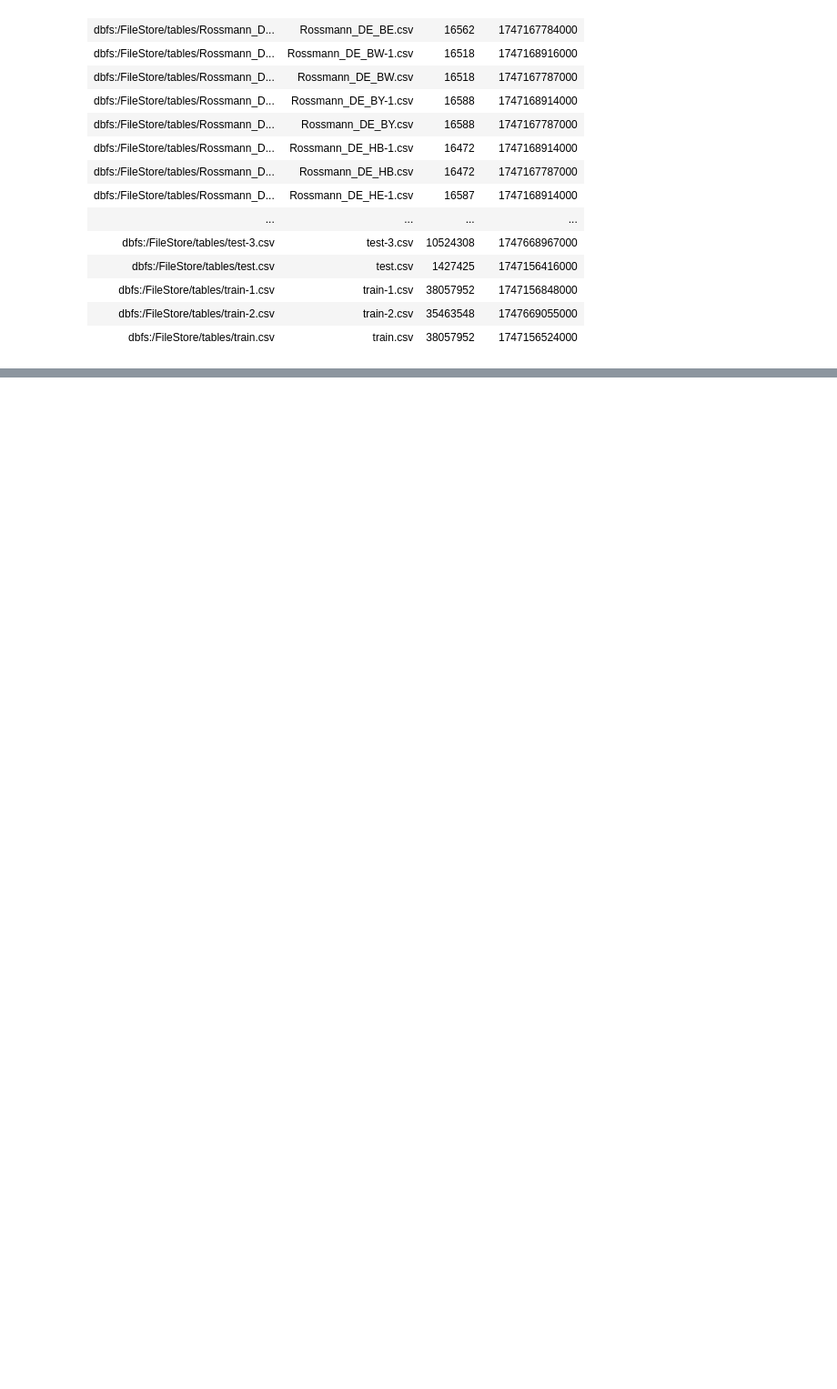
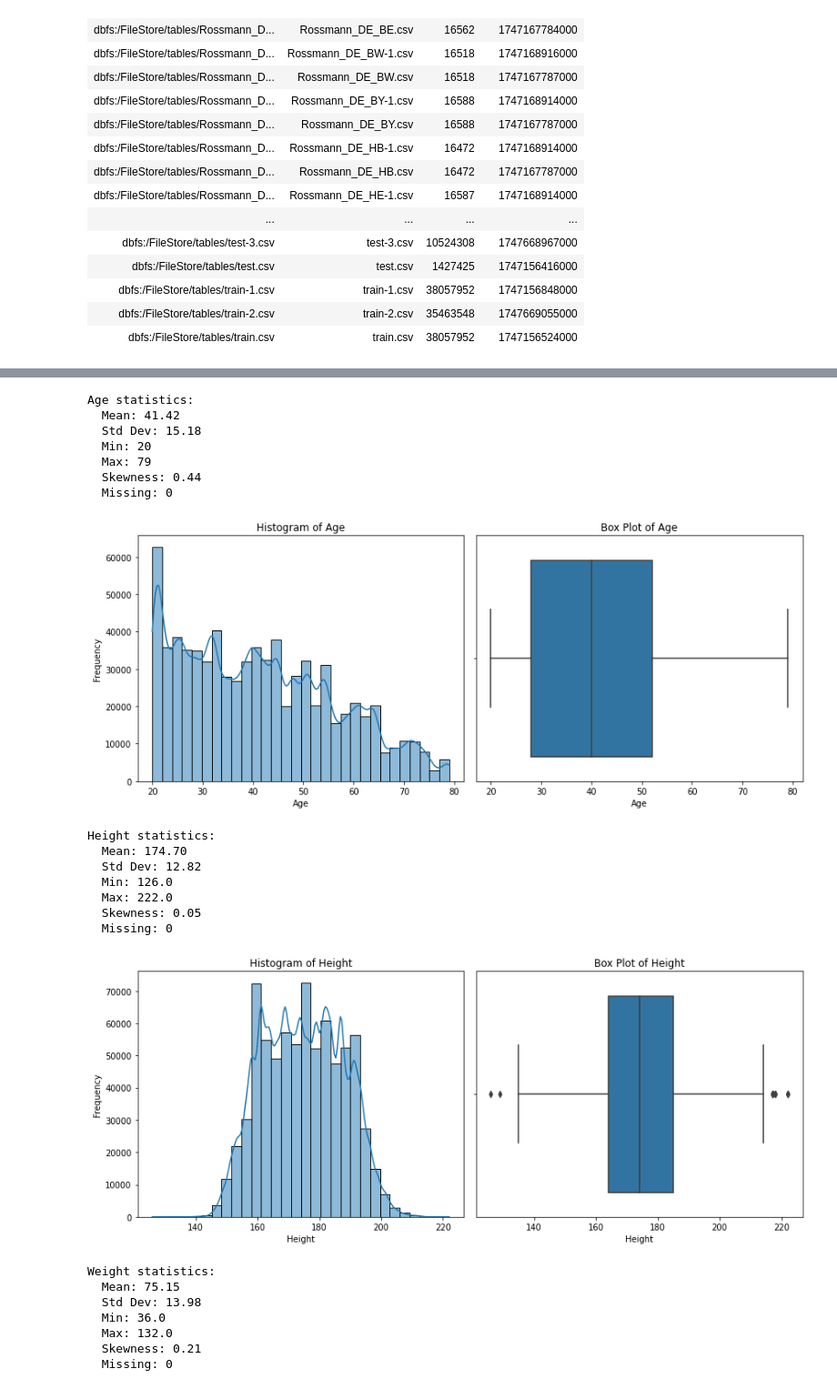
Before and after one commit to gj-goncalvescaldas/calories-prediction-ml-ongoing, a Jupyter notebook: EDA_Predict_Calorie_Expenditure_GustavoCaldas.ipynb, the cells around one changed output, grey strips where cells are left out. Shown at 91% size. Saved outputs shown, nothing was run; the diff lists cells and outputs as text; code cells hidden in the pictures; blank space fills up the shorter version.

```diff
--- a/EDA_Predict_Calorie_Expenditure_GustavoCaldas.ipynb
+++ b/EDA_Predict_Calorie_Expenditure_GustavoCaldas.ipynb
@@ -54,0 +79,63 @@ root
+# %%
+numerical_features = ["Age", "Height", "Weight", "Duration", "Heart_Rate", "Body_Temp", "Calories"]
+
+for feature in numerical_features:
+    # Estadísticas en PySpark
+    stats = train_df.select(
+        F.mean(feature).alias("mean"),
+        F.stddev(feature).alias("stddev"),
+        F.min(feature).alias("min"),
+        F.max(feature).alias("max"),
+        F.skewness(feature).alias("skew"),
+        F.count(F.when(F.col(feature).isNull() | F.isnan(feature), feature)).alias("missing")
+    ).collect()[0]
+
+    print(f"\n{feature} statistics:")
+    print(f"  Mean: {stats['mean']:.2f}")
+    print(f"  Std Dev: {stats['stddev']:.2f}")
+    print(f"  Min: {stats['min']}")
+    print(f"  Max: {stats['max']}")
+    print(f"  Skewness: {stats['skew']:.2f}")
+    print(f"  Missing: {stats['missing']}")
+
+    # Visualización: convertir a Pandas
+    pandas_df = train_df.select(feature).dropna().toPandas()
+
+    plt.figure(figsize=(12, 5))
+
+    plt.subplot(1, 2, 1)
+    sns.histplot(pandas_df[feature], kde=True, bins=30)
+    plt.title(f"Histogram of {feature}")
+    plt.xlabel(feature)
+    plt.ylabel("Frequency")
+
+    plt.subplot(1, 2, 2)
+    sns.boxplot(x=pandas_df[feature])
+    plt.title(f"Box Plot of {feature}")
+
+    plt.tight_layout()
+    plt.show()
+# %% [output]
+Age statistics:
+  Mean: 41.42
+  Std Dev: 15.18
+  Min: 20
+  Max: 79
+  Skewness: 0.44
+  Missing: 0
+[figure, added]
+Height statistics:
+  Mean: 174.70
+  Std Dev: 12.82
+  Min: 126.0
+  Max: 222.0
+  Skewness: 0.05
+  Missing: 0
+[figure, added]
+Weight statistics:
+  Mean: 75.15
+  Std Dev: 13.98
+  Min: 36.0
+  Max: 132.0
+  Skewness: 0.21
+  Missing: 0
```
Also changed, not shown: parts of 11 cells of this notebook, 2 other files.
